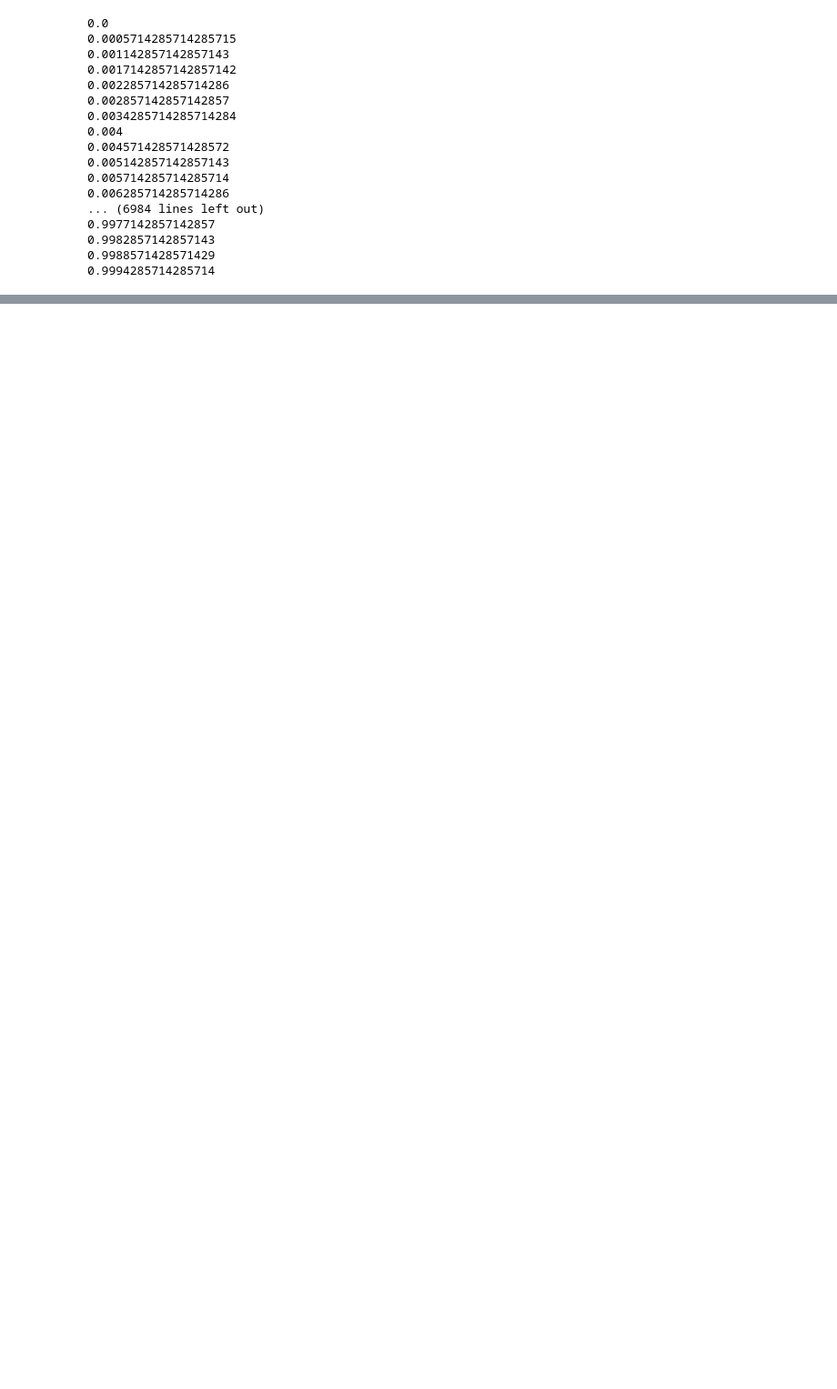
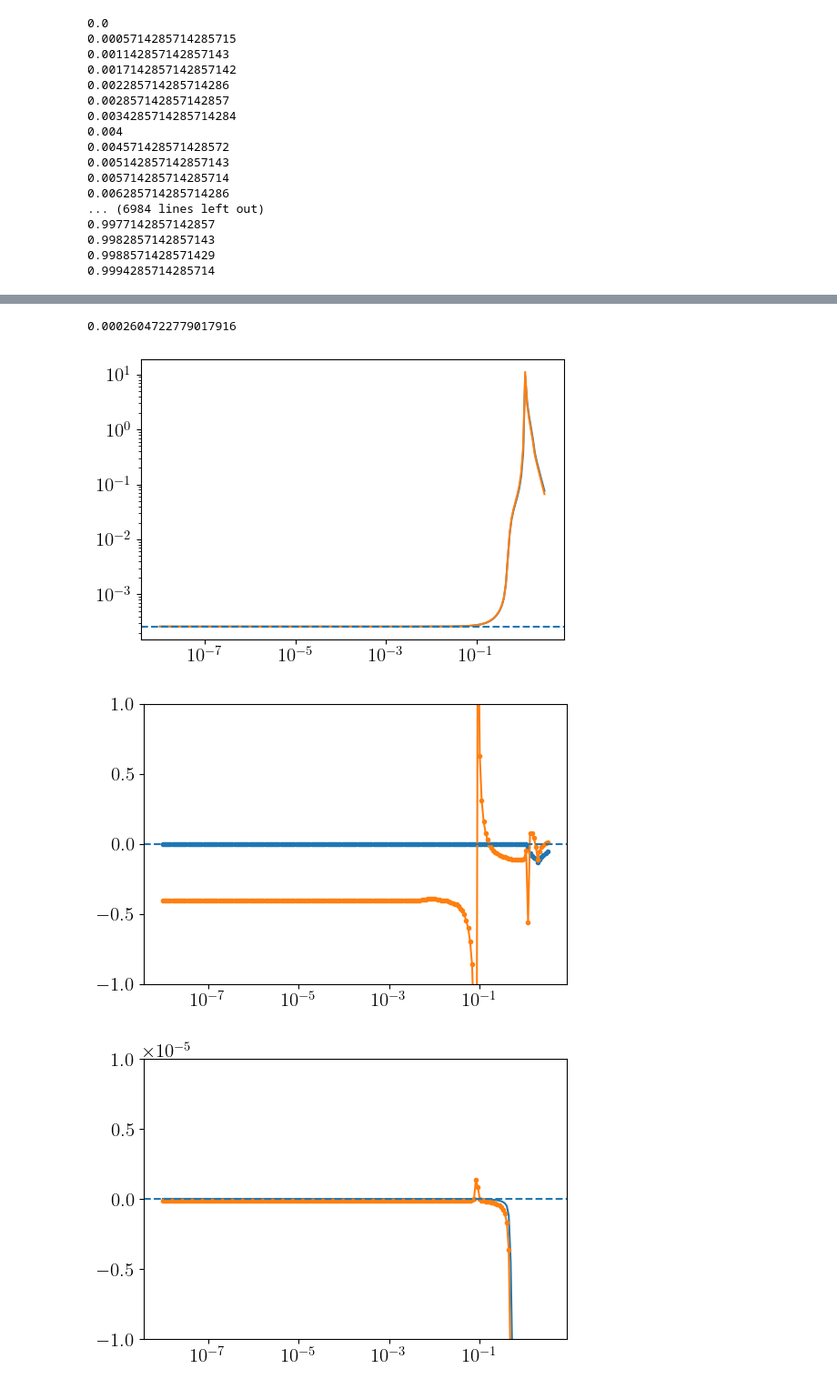
Before and after one commit to anastuhec/30-03-slike, a Jupyter notebook: 25-03-test.ipynb, the cells around one changed output, grey strips where cells are left out. Shown at 91% size. Saved outputs shown, nothing was run; the diff lists cells and outputs as text; code cells hidden in the pictures; blank space fills up the shorter version.

```diff
--- a/25-03-test.ipynb
+++ b/25-03-test.ipynb
@@ -409,0 +265,43 @@ plt.savefig('slika1.pdf')
+# %%
+to_scalar_if_single(Chi_jj0.imag / omegas[0])
+# %% [output]
+0.0002604722779017916
+# %%
+m3, m6, m4a, m4b = compute_all_mf_matrices(m.K, m.rho, m.geom, m.phases, m.g_ffts)
+mat = m3 + m6 + m4a + m4b
+mat_tilde = operator_tilde(mat, m.vecs)
+
+i = 0
+chi_UV(Nk, mat_tilde, rhos_tilde[i], Pi_w[5], Pi_eps_w[5])
+
+Gamma = 0.008
+epsilons = np.linspace(-3,3,1000)
+mfd1 = -fd_1(epsilons, m.Ts[-1])
+l11, l12, l22, l12q = m.ls_kubo(epsilons, Gamma, mfd1)
+
+plt.plot(omegas, Chi_jj0.imag / omegas)
+plt.plot(omegas, (Chi_jj0 + dChi_jj).imag / omegas)
+plt.axhline(l11, ls='dashed')
+plt.yscale('log')
+plt.xscale('log')
+
+plt.show()
+
+plt.plot(omegas, Chi_jEj0.imag / omegas, '.-')
+plt.plot(omegas, (Chi_jEj0 + dChi_jEj).imag / omegas, '.-')
+plt.axhline(l12, ls='dashed')
+plt.ylim(-1.0,1.0)
+plt.xscale('log')
+
+plt.show()
+
+plt.plot(omegas, Chi_matj0.imag / omegas)
+plt.plot(omegas, (Chi_matj0 + dChi_matj).imag / omegas, '.-')
+plt.axhline(l12q, ls='dashed')
+plt.ylim(-1e-5,1e-5)
+plt.xscale('log')
+plt.show()
+# %% [output]
+[figure, added]
+[figure, added]
+[figure, added]
```
Also changed, not shown: parts of 26 cells of this notebook, 3 other files.
